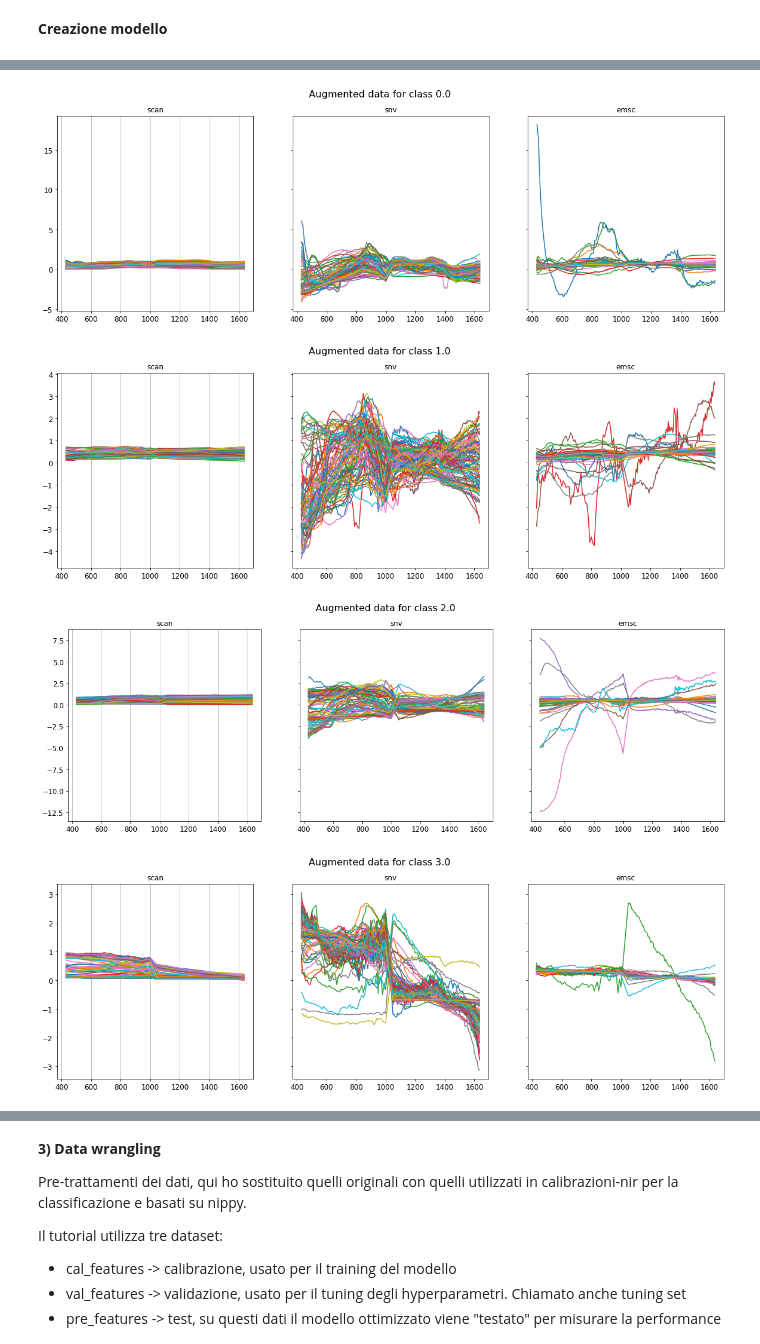
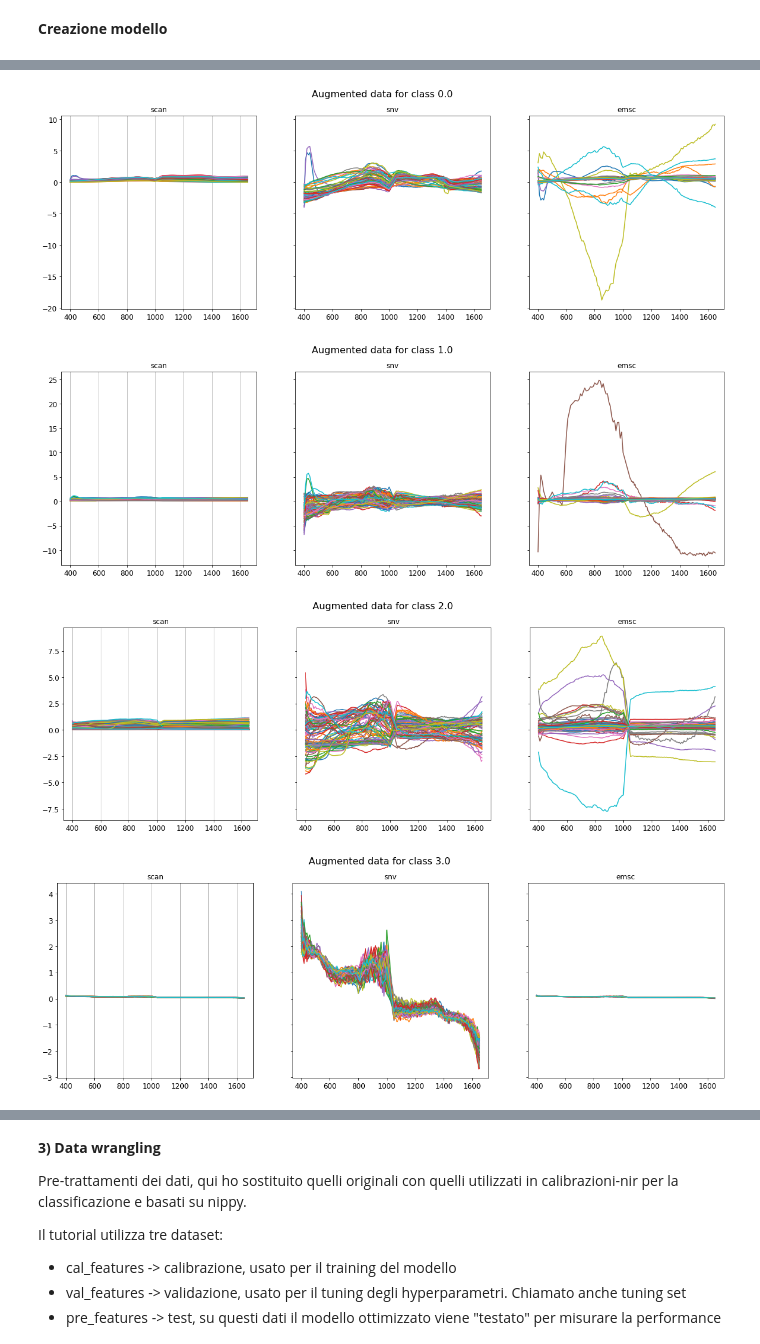
Before and after one commit to giustinod/nir-data, a Jupyter notebook: DV_glass_classification.ipynb, the cells around one changed output, grey strips where cells are left out. Cells and saved outputs as stored; diff of their text form; code cells hidden in the pictures.

Commit message:
Creato con Colaboratory

```diff
--- a/DV_glass_classification.ipynb
+++ b/DV_glass_classification.ipynb
@@ -723,21 +710,16 @@ Non-trainable params: 50,800
 _________________________________________________________________
 # %%
-# Lettura CSV da google drive attraverso l'ID
-# downloaded = drive.CreateFile({'id': '1CwyChqibCCEKzTUnG5Zcao_ir0PA1tJj'})
-# downloaded.GetContentFile('DataSetValidation8.csv')
-downloaded = drive.CreateFile({'id': '1vD3Am2tnNx_b6quMrrUZxOSK_OHpqHRb'})
-downloaded.GetContentFile('DataSetValidation10.csv')
+# 1. Authenticate to google drive and mount drive.
+from google.colab import drive
+drive.mount('/content/drive')
+
+root = '/content/drive/MyDrive/Freelancer/GraiNit/dvoptic/'
 
 pd.options.mode.chained_assignment = None  # default='warn'
 mpy = COPOD()
 perc = 0.8
 
-df = pd.read_csv('DataSetValidation10.csv', header=0)
-# Select first N columns
-df = df.iloc[: , :183]
-
-# rimuovo prime ed ultime 3 colonne
-df = df.drop(df.columns[[1, 2, 3, 180, 181, 182]], axis = 1)
+df = pd.read_csv(root + 'DataSetValidation11.csv', header=0)
 
 # df = df.loc[df['Class'].isin(selected_classes)]
 # print(df.groupby(['Class']).count().iloc[:, :1])
@@ -801,31 +783,31 @@ Outliers COPOD # (4885,)
 # %%
 ## Create wavelength x-scale by interpolating the range mentioned in the original wheat paper
-# co = np.concatenate([np.arange(400, 1010, 10), np.arange(1050, 1655, 5)]) # 1050 + np.arange(cal_features.shape[1]) * 5
-co = np.concatenate([np.arange(430, 1010, 10), np.arange(1050, 1640, 5)]) # 1050 + np.arange(cal_features.shape[1]) * 5
+co = np.concatenate([np.arange(400, 1010, 10), np.arange(1050, 1655, 5)]) # 1050 + np.arange(cal_features.shape[1]) * 5
+# co = np.concatenate([np.arange(430, 1010, 10), np.arange(1050, 1640, 5)]) # 1050 + np.arange(cal_features.shape[1]) * 5
 for i in np.unique(pre_labels):
   idx = np.random.choice(np.where((~np.isnan(pre_features).any(axis=1)) & (pre_labels == i))[0], 100)
   # to_del = outliers_speculari(pre_features)
   # print(to_del)
   # print('val_labels = ', val_labels)
   # print('idx = ', idx.shape)
   fig, ay = plt.subplots(1, 3, sharey=True, figsize=(20, 6))
   fig.suptitle('Augmented data for class ' + str(i))
   ay[0].plot(co, pre_features[idx,:].T)
   ay[0].grid(axis = 'x')
   ay[0].set_title('scan')
   ay[1].plot(co, snv(pre_features[idx,:]).T)
   ay[1].set_title('snv')
   ay[2].plot(co, emsc(pre_features[idx,:]).T)
   ay[2].set_title('emsc')
   # ay[1].plot(co, savgol_filter(pre_features[idx,:], w, polyorder = p, deriv=1).T)
   # ay[1].set_title('savgol d1')
   # ay[4].plot(co, savgol_filter(snv(pre_features[idx,:]), w, polyorder = p, deriv=1).T)
   # ay[4].set_title('savgol d1 snv')
   # ay[5].plot(co, savgol_filter(msc(pre_features[idx,:]), w, polyorder = p, deriv=1).T)
   # ay[5].set_title('savgol d1 msc')
   plt.show()
 # %% [output]
-[figure, old version]
+[figure, new version]
-[figure, old version]
+[figure, new version]
-[figure, old version]
+[figure, new version]
-[figure, old version]
+[figure, new version]
```
Also changed, not shown: parts of 5 cells of this notebook.
